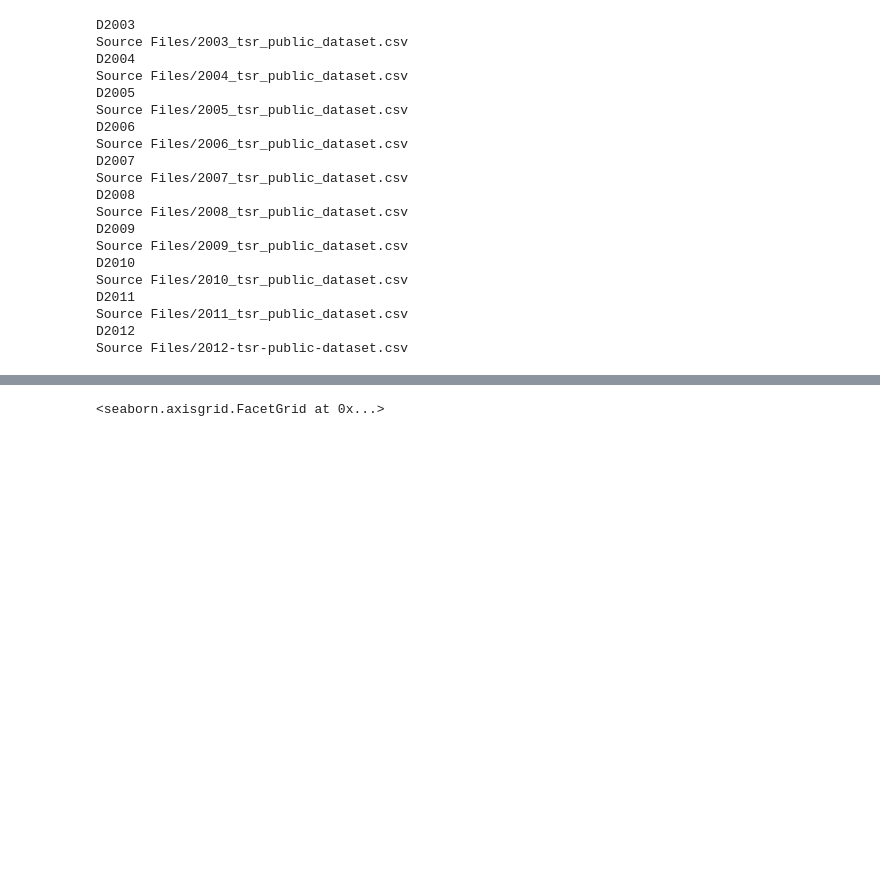
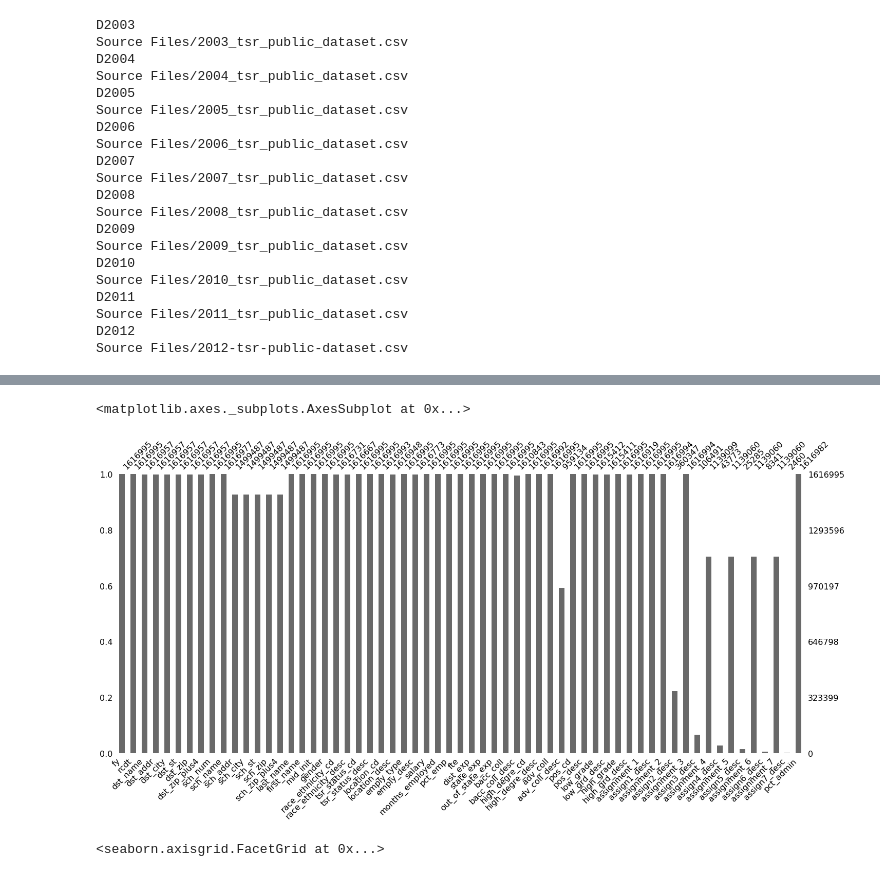
Before and after one commit to obxkid413/DSC-672_Project, a Jupyter notebook: Chicago_Teacher_Salary_Code_Tim.ipynb, the cells around one changed output, grey strips where cells are left out. Drawn from its saved outputs; the diff is of its cells as text; code cells hidden in the pictures; blank space fills up the shorter version.

```diff
--- a/Chicago_Teacher_Salary_Code_Tim.ipynb
+++ b/Chicago_Teacher_Salary_Code_Tim.ipynb
@@ -79,0 +111,23 @@ memory usage: 764.9+ MB
+# %%
+#Install the CPI package to get current dollar values of salaries for comparisons over time.
+
+cpi.update()
+Main['salary_adjusted'] = Main.apply(lambda x: cpi.inflate(x.salary, x.year, to=2018), axis=1)
+
+#Read in income by zip code level.
+
+income_zip=pd.read_excel('Source Files/MedianZIP-3.xlsx')
+income_zip['Dst_Zip']    = income_zip['Zip'].astype(float)
+income_zip["Dst_Mean"]   = pd.to_numeric(income_zip.Mean, errors='coerce')
+income_zip["Dst_Median"] = pd.to_numeric(income_zip.Median, errors='coerce')
+income_zip['Sch_Zip']    = income_zip['Zip'].astype(float)
+income_zip["Sch_Mean"]   = pd.to_numeric(income_zip.Mean, errors='coerce')
+income_zip["Sch_Median"] = pd.to_numeric(income_zip.Median, errors='coerce')
+
+
+#Merge Datasets
+
+Main1=pd.merge(income_zip[['Dst_Zip','Dst_Mean','Dst_Median']], Main, left_on='Dst_Zip', right_on='dst_zip', how='right')
+Main_df=pd.merge(income_zip[['Sch_Zip','Sch_Mean','Sch_Median']], Main1, left_on='Sch_Zip', right_on='sch_zip', how='right')
+
+Main_df.info()
@@ -80,7 +319,10 @@ memory usage: 764.9+ MB
 # %%
 #Visualize Missing Data
-msno.heatmap(Main)
+#msno.heatmap(Main)
 msno.bar(Main,labels=True)
+# %% [output]
+<matplotlib.axes._subplots.AxesSubplot at 0x...>
+[figure, added]
 # %%
 #Setup Boxplot Function
 def boxplot_sorted(df, by, column,plot_type):
```
Also changed, not shown: parts of 10 cells of this notebook.
